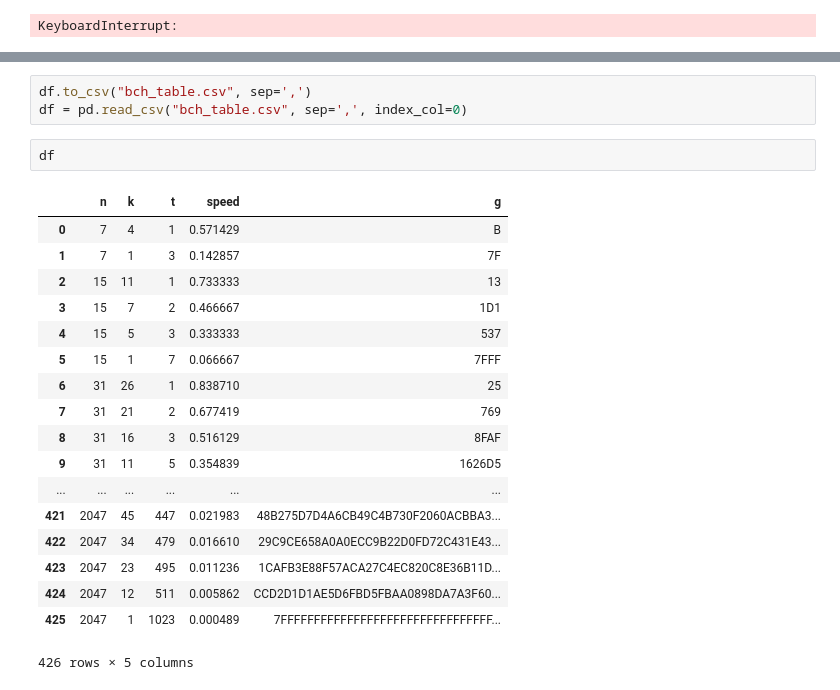
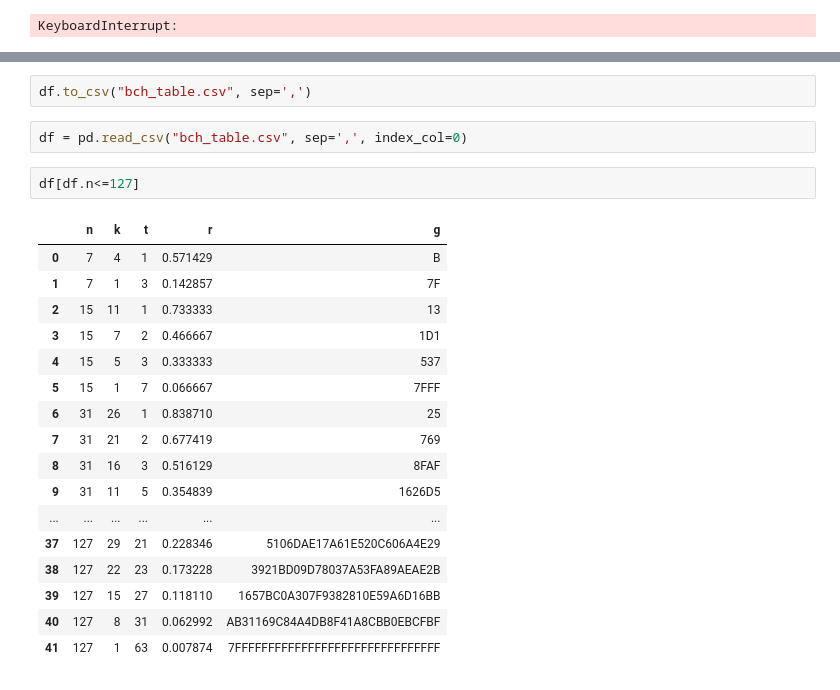
Before and after one commit to garx0/pa, a Jupyter notebook: bch_codes_analysis.ipynb, the cells around one changed output, grey strips where cells are left out. Cells and saved outputs as stored; diff of their text form.

```diff
--- a/bch_codes_analysis.ipynb
+++ b/bch_codes_analysis.ipynb
@@ -76,27 +57,27 @@ df.head(10)
+# %%
+df.to_csv("bch_table.csv", sep=',')
 # %%
-df.to_csv("bch_table.csv", sep=',')
 df = pd.read_csv("bch_table.csv", sep=',', index_col=0)
-# %%
-df
-# %% [output]
-|  | n | k | t | speed | g |
-| 0 | 7 | 4 | 1 | 0.571429 | B |
-| 1 | 7 | 1 | 3 | 0.142857 | 7F |
-| 2 | 15 | 11 | 1 | 0.733333 | 13 |
-| 3 | 15 | 7 | 2 | 0.466667 | 1D1 |
-| 4 | 15 | 5 | 3 | 0.333333 | 537 |
-| 5 | 15 | 1 | 7 | 0.066667 | 7FFF |
-| 6 | 31 | 26 | 1 | 0.838710 | 25 |
-| 7 | 31 | 21 | 2 | 0.677419 | 769 |
-| 8 | 31 | 16 | 3 | 0.516129 | 8FAF |
-| 9 | 31 | 11 | 5 | 0.354839 | 1626D5 |
-| ... | ... | ... | ... | ... | ... |
-| 421 | 2047 | 45 | 447 | 0.021983 | 48B275D7D4A6CB49C4B730F2060ACBBA3... |
-| 422 | 2047 | 34 | 479 | 0.016610 | 29C9CE658A0A0ECC9B22D0FD72C431E43... |
-| 423 | 2047 | 23 | 495 | 0.011236 | 1CAFB3E88F57ACA27C4EC820C8E36B11D... |
-| 424 | 2047 | 12 | 511 | 0.005862 | CCD2D1D1AE5D6FBD5FBAA0898DA7A3F60... |
-| 425 | 2047 | 1 | 1023 | 0.000489 | 7FFFFFFFFFFFFFFFFFFFFFFFFFFFFFFFF... |
-426 rows × 5 columns
+# %%
+df[df.n<=127]
+# %% [output]
+|  | n | k | t | r | g |
+| 0 | 7 | 4 | 1 | 0.571429 | B |
+| 1 | 7 | 1 | 3 | 0.142857 | 7F |
+| 2 | 15 | 11 | 1 | 0.733333 | 13 |
+| 3 | 15 | 7 | 2 | 0.466667 | 1D1 |
+| 4 | 15 | 5 | 3 | 0.333333 | 537 |
+| 5 | 15 | 1 | 7 | 0.066667 | 7FFF |
+| 6 | 31 | 26 | 1 | 0.838710 | 25 |
+| 7 | 31 | 21 | 2 | 0.677419 | 769 |
+| 8 | 31 | 16 | 3 | 0.516129 | 8FAF |
+| 9 | 31 | 11 | 5 | 0.354839 | 1626D5 |
+| ... | ... | ... | ... | ... | ... |
+| 37 | 127 | 29 | 21 | 0.228346 | 5106DAE17A61E520C606A4E29 |
+| 38 | 127 | 22 | 23 | 0.173228 | 3921BD09D78037A53FA89AEAE2B |
+| 39 | 127 | 15 | 27 | 0.118110 | 1657BC0A307F9382810E59A6D16BB |
+| 40 | 127 | 8 | 31 | 0.062992 | AB31169C84A4DB8F41A8CBB0EBCFBF |
+| 41 | 127 | 1 | 63 | 0.007874 | 7FFFFFFFFFFFFFFFFFFFFFFFFFFFFFFF |
 # %%
 n_list = [7, 15, 31, 63, 127, 255, 511, 1023, 2047]
 plt.figure(figsize=(16,8))
```
Also changed, not shown: parts of 9 cells of this notebook, 4 other files.
